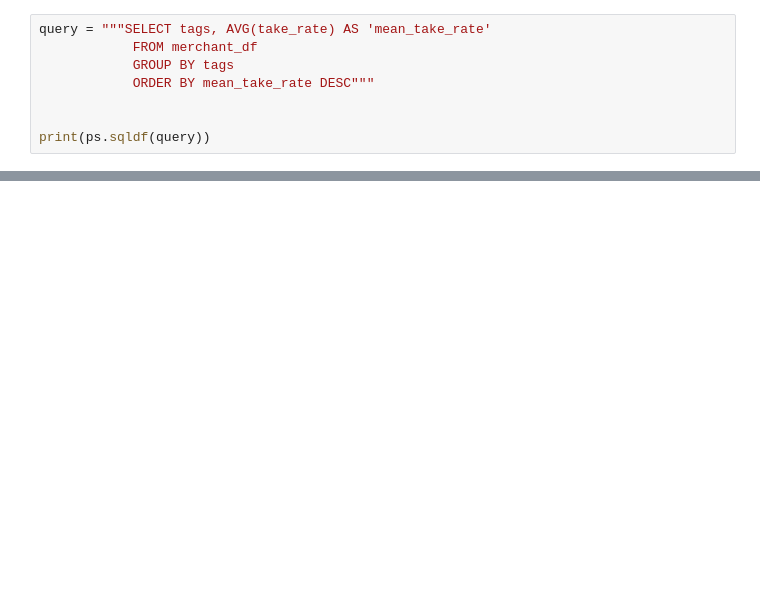
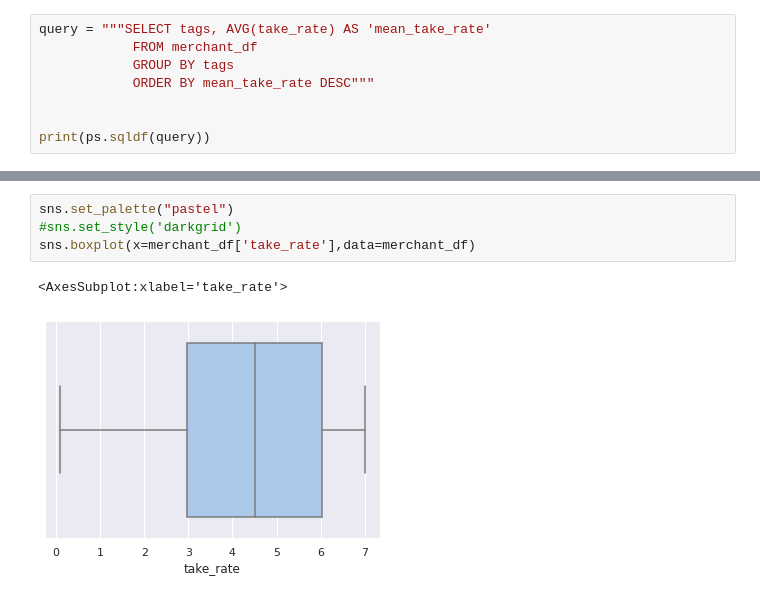
Before and after one commit to MAST30034-Applied-Data-Science/generic-buy-now-pay-later-project-group-14, a Jupyter notebook: notebooks/merchant_analysis.ipynb, the cells around one changed output, grey strips where cells are left out. Cells and saved outputs as stored; diff of their text form; blank space fills up the shorter version.

```diff
--- a/notebooks/merchant_analysis.ipynb
+++ b/notebooks/merchant_analysis.ipynb
@@ -43,0 +109,7 @@ print(ps.sqldf(query))
+# %%
+sns.set_palette("pastel")
+#sns.set_style('darkgrid')
+sns.boxplot(x=merchant_df['take_rate'],data=merchant_df)
+# %% [output]
+<AxesSubplot:xlabel='take_rate'>
+[figure, added]
```
Also changed, not shown: parts of 10 cells of this notebook, 4 other files.
